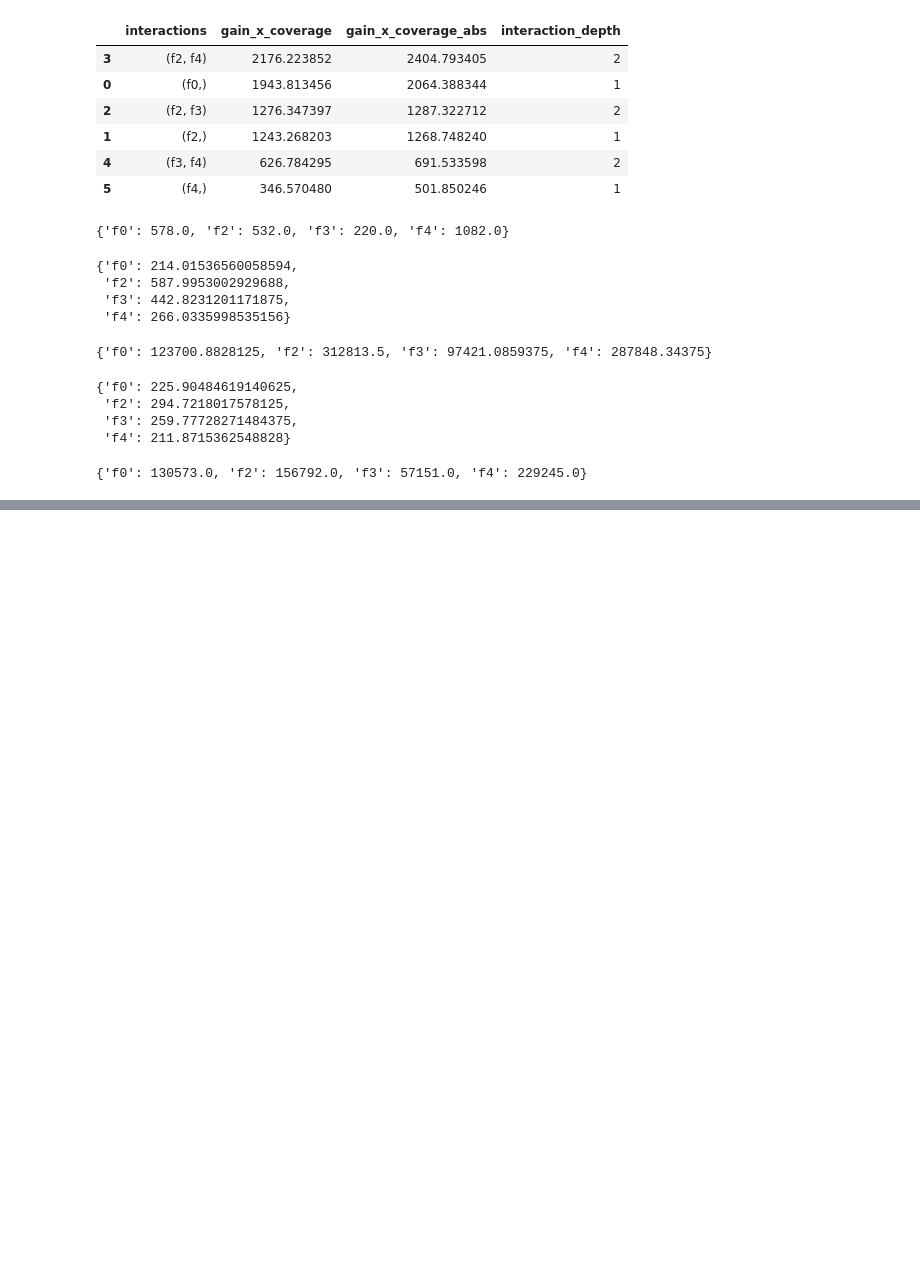
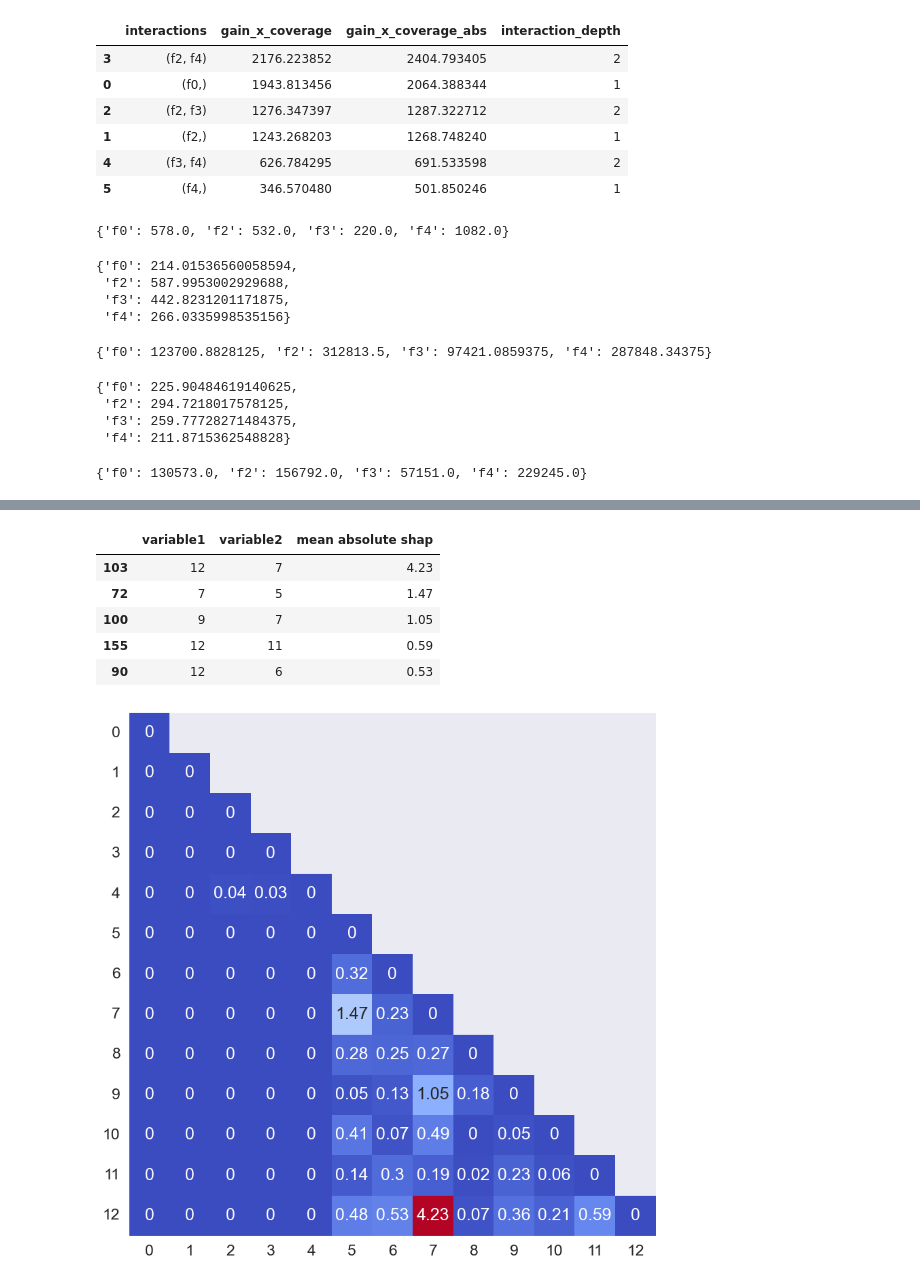
Before and after one commit to paulrobshannon/control_variables, a Jupyter notebook: control_variable_test.ipynb, the cells around one changed output, grey strips where cells are left out. Saved outputs shown, nothing was run; the diff lists cells and outputs as text; code cells hidden in the pictures; blank space fills up the shorter version.

```diff
--- a/control_variable_test.ipynb
+++ b/control_variable_test.ipynb
@@ -682,0 +747,17 @@ glm_xgb_model.get_score(importance_type = 'total_cover')
+# %%
+explainer_with_constraints = shap.TreeExplainer(model_with_constraints)
+training_data = pd.concat([pd.DataFrame(X_train), pd.Series(y_train)])
+shap_interaction_values_with_constraints = explainer_with_constraints.shap_interaction_values(training_data)
+
+
+interaction_absolute_mean(
+    shap_interaction_values_with_constraints,
+    training_data)
+# %% [output]
+|  | variable1 | variable2 | mean absolute shap |
+| 103 | 12 | 7 | 4.23 |
+| 72 | 7 | 5 | 1.47 |
+| 100 | 9 | 7 | 1.05 |
+| 155 | 12 | 11 | 0.59 |
+| 90 | 12 | 6 | 0.53 |
+[figure, added]
```
Also changed, not shown: parts of 12 cells of this notebook.
